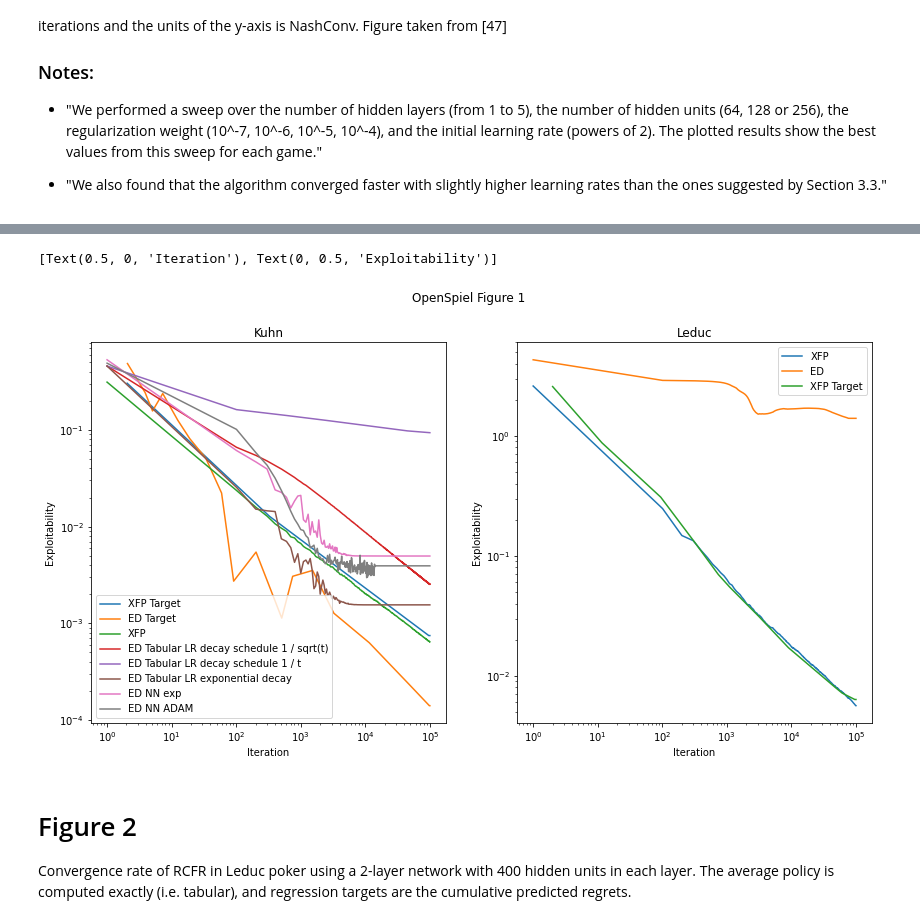
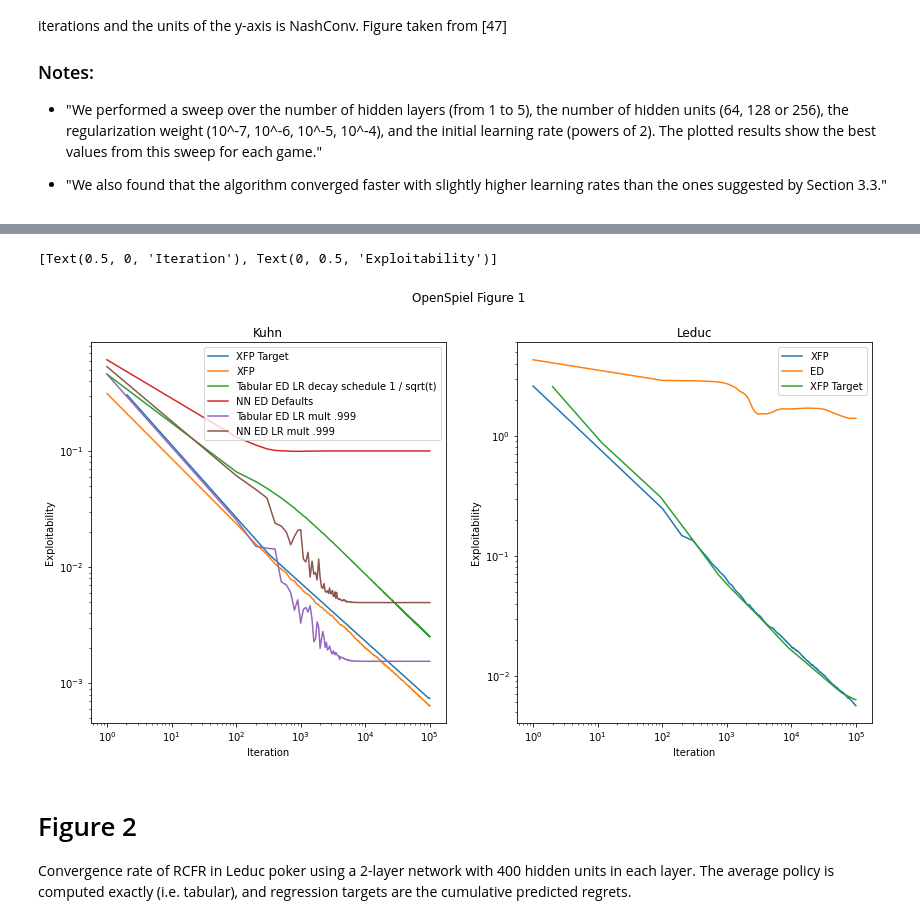
Before and after one commit to aicenter/openspiel_reproductions, a Jupyter notebook: benchmarks.ipynb, the cells around one changed output, grey strips where cells are left out. Cells and saved outputs as stored; diff of their text form; code cells hidden in the pictures.

```diff
--- a/benchmarks.ipynb
+++ b/benchmarks.ipynb
@@ -52,11 +52,11 @@ nfsp_leduc_4.csv                              100%  105KB   4.4MB/s   00:00
 # %%
 kuhn_logs = [("./target_results/fig1_xfp_kuhn.csv", "XFP Target"),
-            ("./target_results/fig1_ed_kuhn.csv", "ED Target"),
+            #("./target_results/fig1_ed_kuhn.csv", "ED Target"),
              ("./logs/xfp_kuhn_0.csv", "XFP"),
-             ("./logs/ed_kuhn_t_lrdecay_0.csv", "ED Tabular LR decay schedule 1 / sqrt(t)"),
-             #("./logs/ed_kuhn_tabular_0.csv", "ED Tabular Constant LR"),
-             ("./logs/ed_kuhn_t_lrdecay64_agg_0.csv", "ED Tabular LR decay schedule 1 / t"),
-             ("./logs/ed_kuhn_t_lrexp_0.csv", "ED Tabular LR exponential decay"),
+             ("./logs/ed_kuhn_t_lrdecay_0.csv", "Tabular ED LR decay schedule 1 / sqrt(t)"),
+             #("./logs/ed_kuhn_tabular_0.csv", "ED Tabular Defaults"),
+             ("./logs/ed_kuhn_0.csv", "NN ED Defaults"),
+             ("./logs/ed_kuhn_t_lrexp_0.csv", "Tabular ED LR mult .999"),
              #("./logs/ed_kuhn_nn_9999_0.csv", "ED NN LR exponential decay .9999"),
              #("./logs/ed_kuhn_nn_0.csv", "ED NN LR exponential decay .999"),
              #("./logs/ed_kuhn_nn_99_0.csv", "ED NN LR exponential decay"),
@@ -64,8 +64,8 @@ kuhn_logs = [("./target_results/fig1_xfp_kuhn.csv", "XFP Target"),
              #("./logs/ed_kuhn_nn_9_1.csv", "ED NN Constant LR"),
              #("./logs/ed_kuhn_5l_256h_r1e-4_lr1_0.csv", "ED NN LR decay schedule 1 / sqrt(t)"),
              #("./logs/ed_kuhn_nn_2l_128h_0.csv", "ED NN lr .1"),
-             ("./logs/ed_kuhn_nn_lrd999_0.csv", "ED NN exp"),
-             ("./logs/ed_kuhn_nn_adam_0.csv", "ED NN ADAM"),
+             ("./logs/ed_kuhn_nn_lrd999_0.csv", "NN ED LR mult .999"),
+             #("./logs/ed_kuhn_nn_decayto_0.csv", "ED exp limit decay"),
              #("./logs/ed_kuhn_nn_2l_256h_0.csv", "ED NN 2L 256H"),
              #("./logs/ed_kuhn_nn_3l_128h_0.csv", "ED NN 3L 128H"),
              #("./logs/ed_kuhn_nn_3l_256h_0.csv", "ED NN 3L 256H"),
@@ -83,34 +83,34 @@ leduc_logs = [#("./logs/cfr_leduc_2.csv", "CFR"),
 
 kuhn_dat = load_batch(kuhn_logs, idx_offset=1)
 kuhn_dat = log_interp(kuhn_dat)
 leduc_dat = log_interp(load_batch(leduc_logs, idx_offset=1))
 
 # correct for exp = NashConv / 2
 #kuhn_dat["ED Target"] /= 2
 #kuhn_dat["ED Tabular"] /= 2
 kuhn_dat /= 2
 kuhn_dat["XFP"] *= 2
 
 #leduc_dat["CFR Target"] /= 2
 
 #kuhn_dat["XFP Target"] /= 2
 leduc_dat["XFP Target"] /= 2
 
 fig, axes = plt.subplots(nrows=1, ncols=2, figsize=(14,7))
 fig.suptitle('OpenSpiel Figure 1')
 
 ax = kuhn_dat.plot(title="Kuhn", loglog=True, ax=axes[0])
 ax.set(xlabel="Iteration", ylabel="Exploitability")
 #ax.set_xlim((1, 10e4))
 #ax.set_ylim((10e-7, 1))
 
 ax = leduc_dat.plot(title="Leduc", loglog=True, ax=axes[1])
 ax.set(xlabel="Iteration", ylabel="Exploitability")
 #ax.set_xlim((1, 10e4))
 #ax.set_ylim((10e-4, 10))
 # %% [output]
 [Text(0.5, 0, 'Iteration'), Text(0, 0.5, 'Exploitability')]
-[figure, old version]
+[figure, new version]
 # %% [markdown]
 # Figure 2
 Convergence rate of RCFR in Leduc poker using a 2-layer network with 400 hidden units in each layer. The average policy is computed exactly (i.e. tabular), and regression targets are the
```
Also changed, not shown: parts of 4 cells of this notebook.
